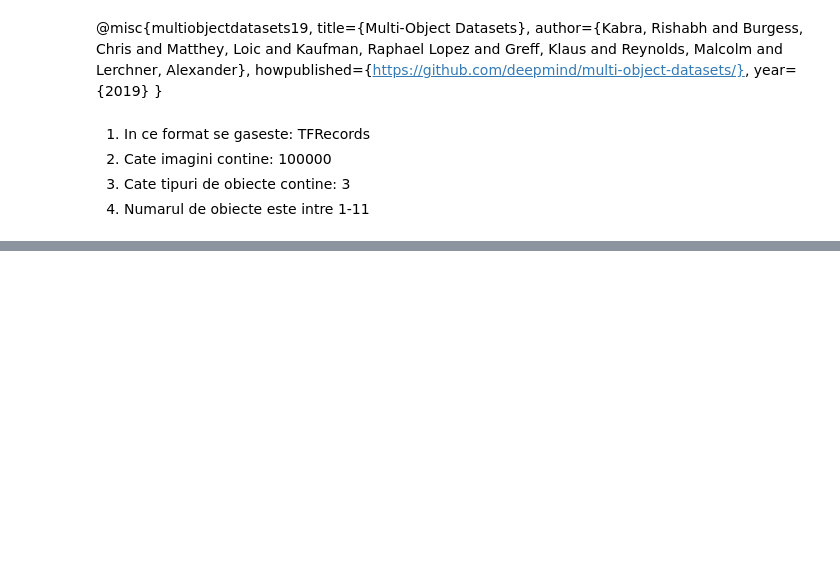
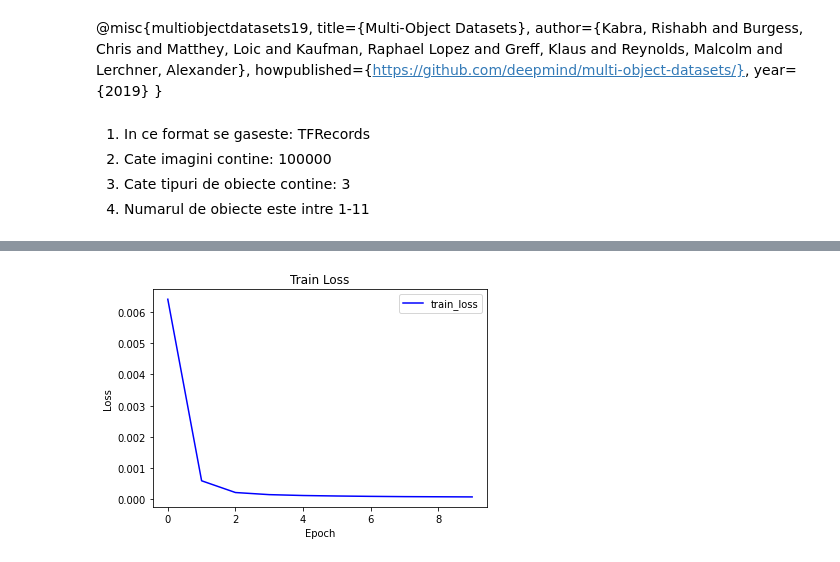
Before and after one commit to fusedbloxxer/segmentation-as-clusterization, a Jupyter notebook: SegmentationAsClusterization.ipynb, the cells around one changed output, grey strips where cells are left out. Drawn from its saved outputs; the diff is of its cells as text; code cells hidden in the pictures; blank space fills up the shorter version.

```diff
--- a/SegmentationAsClusterization.ipynb
+++ b/SegmentationAsClusterization.ipynb
@@ -142,0 +320,37 @@ for idx, (image, mask) in enumerate(dataset):
+# %%
+# Define the datasets for both training and testing
+test_dataset = SegmentationDataset(mode='test')
+train_dataset = SegmentationDataset(mode='train')
+# %%
+# Define the dataloaders for both training and testing
+test_loader = DataLoader(test_dataset, args.batch_size, args.shuffle)
+train_loader = DataLoader(train_dataset, args.batch_size, args.shuffle)
+# %%
+# Instantiate the model and send it to the GPU
+model = UNetCNN(n_filters=4).to(device)
+
+# Define a custom optimizer
+optimizer = torch.optim.SGD(model.parameters(), lr=0.0001, momentum=0.99)
+# optimizer = torch.optim.AdamW(model.parameters(), lr=0.001) # MSELoss, 4 filtre
+optimizer = torch.optim.AdamW(model.parameters(), lr=0.001, weight_decay=0.01)
+
+# Specify a custom loss function
+criterion = torch.nn.MSELoss()
+# %%
+# Retain the loss evolution
+losses_train = []
+
+# Train the model for a number of epochs
+for epoch in range(args.epochs):
+    # Train the model for one epoch
+    train_loss = train(args, model, device, train_loader, optimizer, criterion, epoch)
+
+    # Retain the current loss
+    losses_train.append(train_loss)
+
+    # Separate the outputs
+    print()
+
+# Plot the loss evolution
+plot_loss(losses_train, 'train_loss', 'Train Loss', 'Epoch', 'Loss')
+# %% [output]
@@ -142,0 +374 @@ for idx, (image, mask) in enumerate(dataset):
+[figure, added]
```
Also changed, not shown: parts of 18 cells of this notebook.
